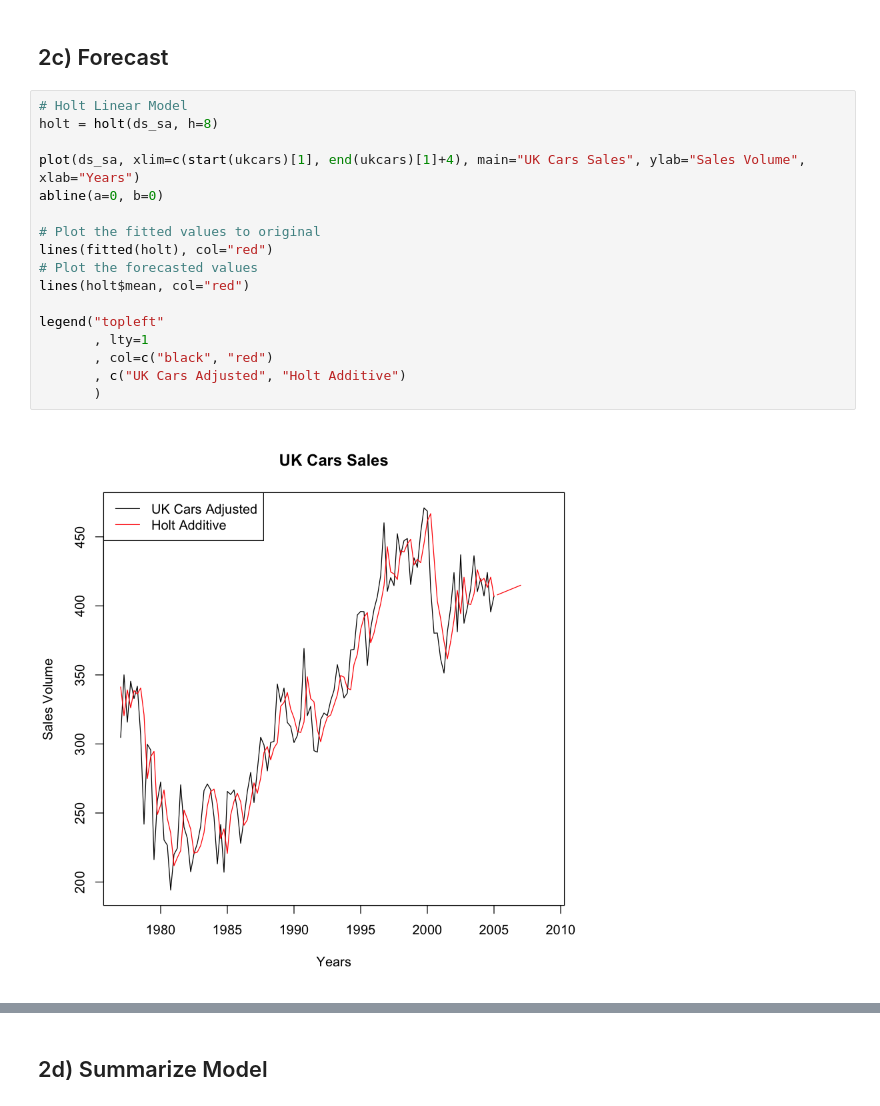
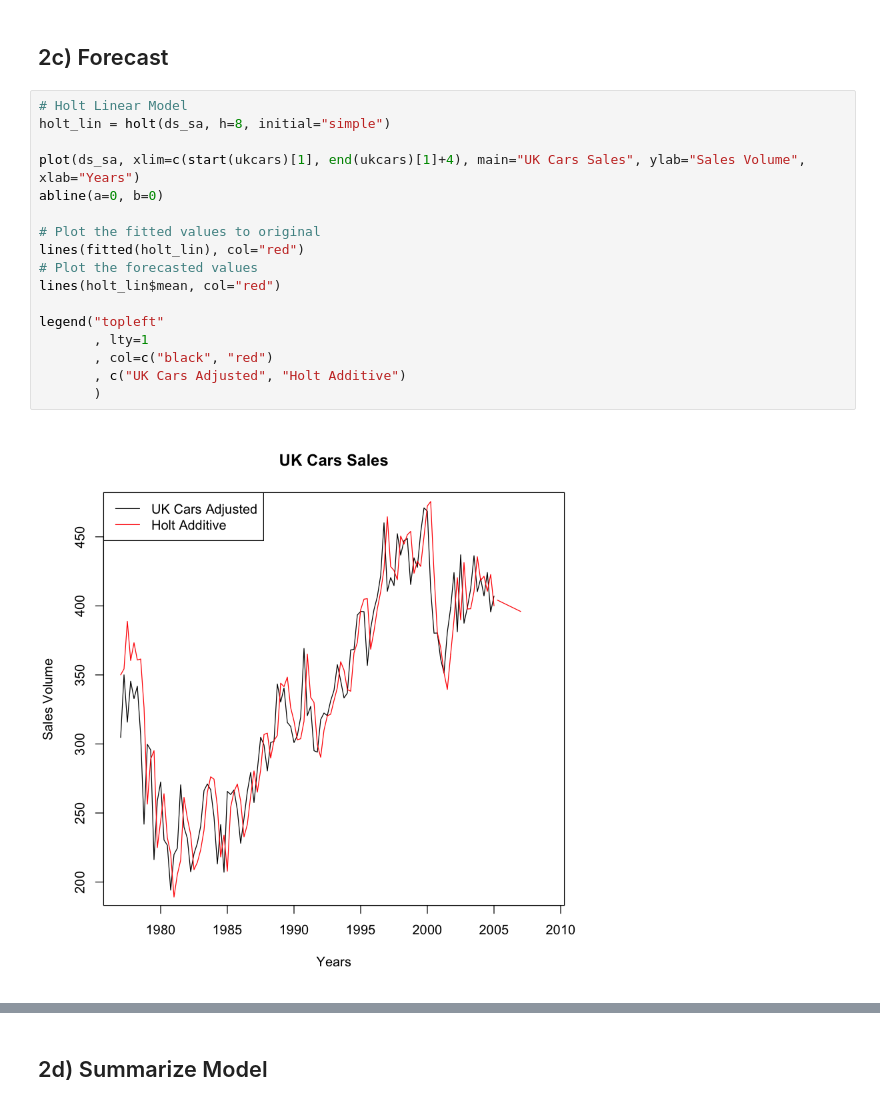
Before and after one commit to kofoide/forecasting, a Jupyter notebook: Week4/Assignment/Question2.ipynb, the cells around one changed output, grey strips where cells are left out. Cells and saved outputs as stored; diff of their text form.

```diff
--- a/Week4/Assignment/Question2.ipynb
+++ b/Week4/Assignment/Question2.ipynb
@@ -69,20 +69,20 @@ legend("topleft", legend=c('Unadjusted', 'Adjusted'), col=c("black", "red"), lty
 ## 2c) Forecast
 # %%
 # Holt Linear Model
-holt = holt(ds_sa, h=8)
+holt_lin = holt(ds_sa, h=8, initial="simple")
 
 plot(ds_sa, xlim=c(start(ukcars)[1], end(ukcars)[1]+4), main="UK Cars Sales", ylab="Sales Volume", xlab="Years")
 abline(a=0, b=0)
 
 # Plot the fitted values to original
-lines(fitted(holt), col="red")
+lines(fitted(holt_lin), col="red")
 # Plot the forecasted values
-lines(holt$mean, col="red")
+lines(holt_lin$mean, col="red")
 
 legend("topleft"
        , lty=1
        , col=c("black", "red")
        , c("UK Cars Adjusted", "Holt Additive")
        )
 # %% [output]
-[figure, old version]
+[figure, new version]
```
Also changed, not shown: parts of 15 cells of this notebook, 4 other files.
